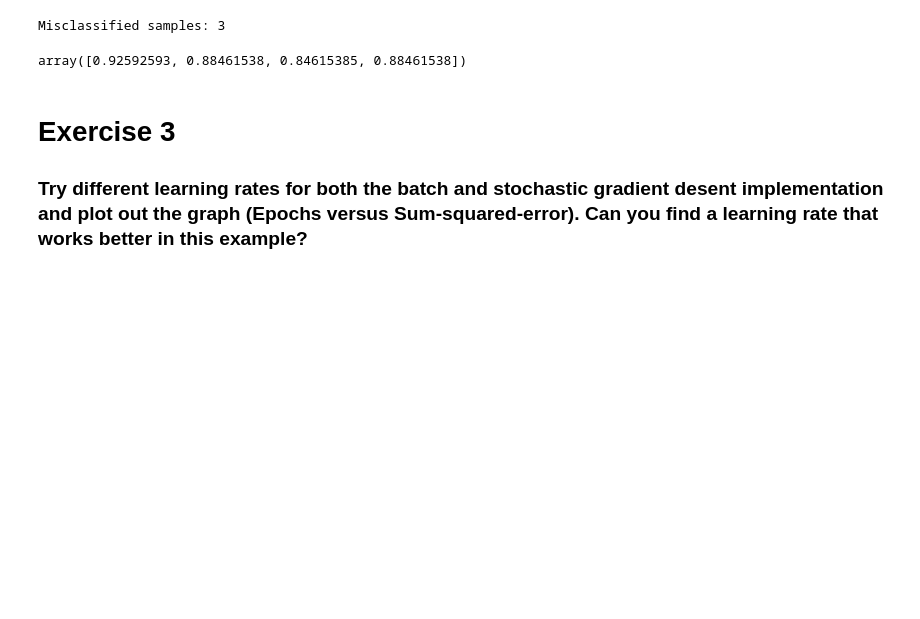
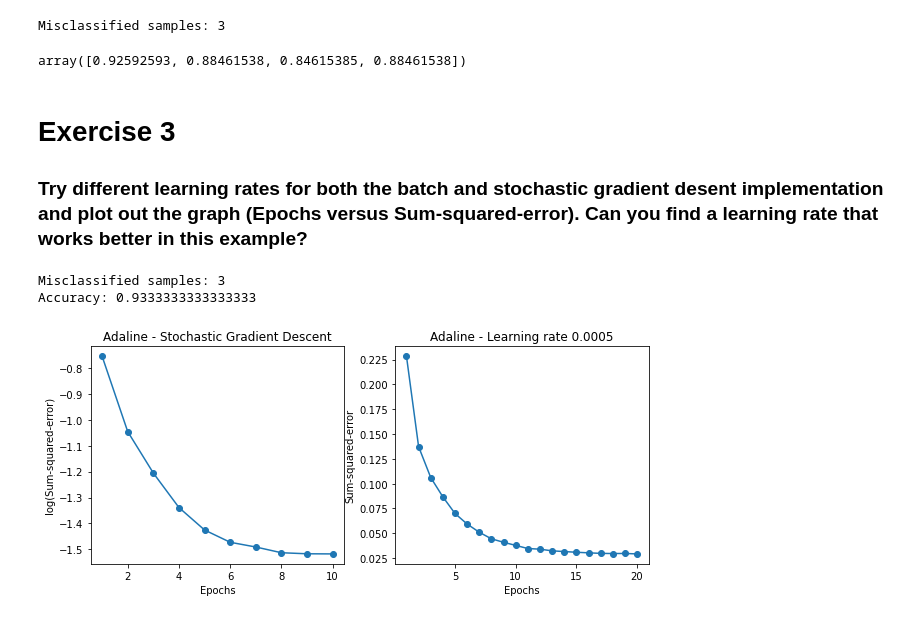
Before and after one commit to ScottGeilen/COMP740, a Jupyter notebook: homework03.ipynb, the cells around one changed output. Cells and saved outputs as stored; diff of their text form; code cells hidden in the pictures; blank space fills up the shorter version.

```diff
--- a/homework03.ipynb
+++ b/homework03.ipynb
@@ -332,3 +332,42 @@ array([0.92592593, 0.88461538, 0.84615385, 0.88461538])
 # %% [markdown]
 # Exercise 3
 ### Try different learning rates for both the batch and stochastic gradient desent implementation and plot out the graph (Epochs versus Sum-squared-error). Can you find a learning rate that works better in this example?
+# %%
+X = iris.data[:]
+y = iris.target
+X_train, X_test, y_train, y_test = train_test_split(X, y, test_size=0.3, random_state=1, stratify=y)
+sc = StandardScaler()
+sc.fit(X_train) # When fitted, X_train is standardized
+X_train_std = sc.transform(X_train) # Transform features
+X_test_std = sc.transform(X_test)
+
+ppn = Perceptron(max_iter=100, eta0=0.1, random_state=42)
+ppn.fit(X_train_std, y_train)
+y_pred = ppn.predict(X_test_std)
+print('Misclassified samples: ' + str((y_test != y_pred).sum()))
+
+cross_val_score(ppn, X_train_std, y_train, cv=4, scoring="accuracy")
+print('Accuracy: ' + str(accuracy_score(y_test, y_pred)))
+# %% [output]
+Misclassified samples: 3
+Accuracy: 0.9333333333333333
+# %%
+fig, ax = plt.subplots(nrows=1, ncols=2, figsize=(10, 4))
+
+X_std = np.copy(X)
+X_std[:] = (X[:] - X[:].mean()) / X[:].std()
+X_std[:] = (X[:] - X[:].mean()) / X[:].std()
+
+ada1 = AdalineSGD(n_iter=10, eta=0.0011).fit(X, y)
+ax[0].plot(range(1, len(ada1.cost_) + 1), np.log10(ada1.cost_), marker='o')
+ax[0].set_xlabel('Epochs')
+ax[0].set_ylabel('log(Sum-squared-error)')
+ax[0].set_title('Adaline - Stochastic Gradient Descent')
+ada2 = AdalineSGD(n_iter=20, eta=0.0005).fit(X, y)
+ax[1].plot(range(1, len(ada2.cost_) + 1), ada2.cost_, marker='o')
+ax[1].set_xlabel('Epochs')
+ax[1].set_ylabel('Sum-squared-error')
+ax[1].set_title('Adaline - Learning rate 0.0005')
+plt.show()
+# %% [output]
+[figure, added]
```
Also changed, not shown: parts of 2 cells of this notebook.
